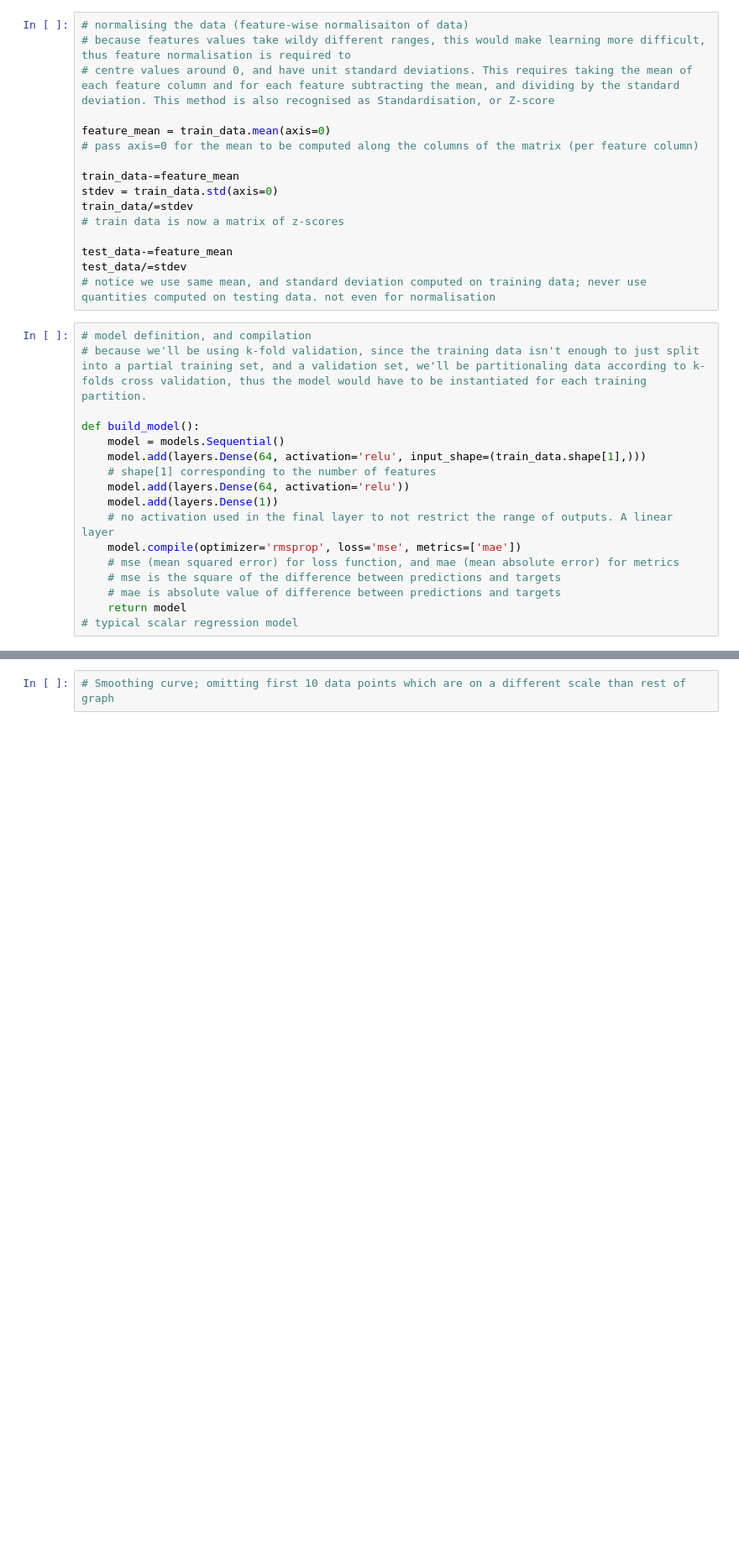
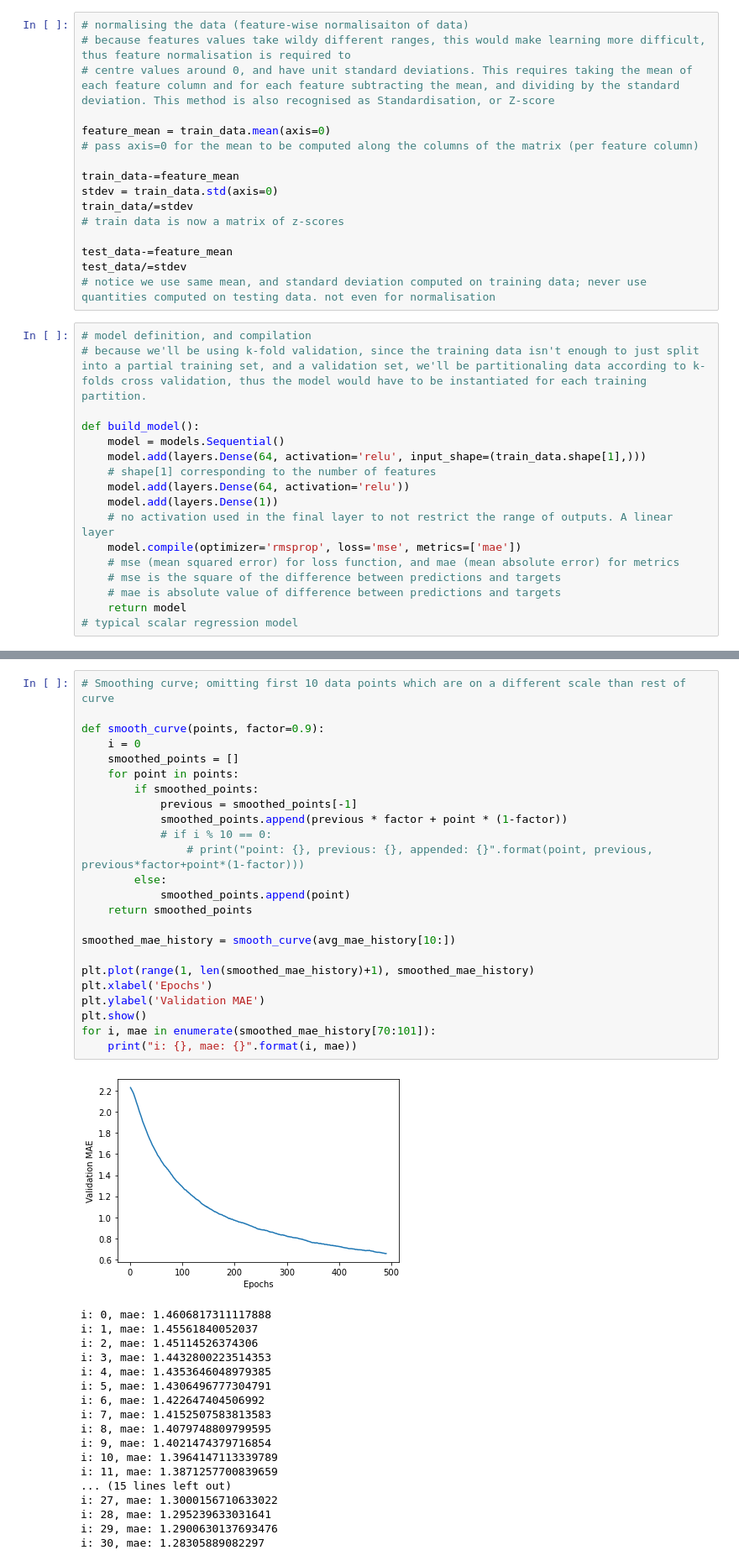
Before and after one commit to williamdarkocode/DL-ML, a Jupyter notebook: DeepLearning_ML_Fundamentals/Code/chollet_housing_dataset_example.ipynb, the cells around one changed output, grey strips where cells are left out. Shown: that part at 84% size. Saved outputs shown, nothing was run; the diff lists cells and outputs as text; blank space fills up the shorter version.

```diff
--- a/DeepLearning_ML_Fundamentals/Code/chollet_housing_dataset_example.ipynb
+++ b/DeepLearning_ML_Fundamentals/Code/chollet_housing_dataset_example.ipynb
@@ -104,2 +133,43 @@ plt.show()
-# %%
-# Smoothing curve; omitting first 10 data points which are on a different scale than rest of graph
+# %%
+# Smoothing curve; omitting first 10 data points which are on a different scale than rest of curve
+
+def smooth_curve(points, factor=0.9):
+    i = 0
+    smoothed_points = []
+    for point in points:
+        if smoothed_points:
+            previous = smoothed_points[-1]
+            smoothed_points.append(previous * factor + point * (1-factor))
+            # if i % 10 == 0:
+                # print("point: {}, previous: {}, appended: {}".format(point, previous, previous*factor+point*(1-factor)))
+        else:
+            smoothed_points.append(point)
+    return smoothed_points
+
+smoothed_mae_history = smooth_curve(avg_mae_history[10:])
+
+plt.plot(range(1, len(smoothed_mae_history)+1), smoothed_mae_history)
+plt.xlabel('Epochs')
+plt.ylabel('Validation MAE')
+plt.show()
+for i, mae in enumerate(smoothed_mae_history[70:101]):
+    print("i: {}, mae: {}".format(i, mae))
+# %% [output]
+[figure, added]
+i: 0, mae: 1.4606817311117888
+i: 1, mae: 1.45561840052037
+i: 2, mae: 1.45114526374306
+i: 3, mae: 1.4432800223514353
+i: 4, mae: 1.4353646048979385
+i: 5, mae: 1.4306496777304791
+i: 6, mae: 1.422647404506992
+i: 7, mae: 1.4152507583813583
+i: 8, mae: 1.4079748809799595
+i: 9, mae: 1.4021474379716854
+i: 10, mae: 1.3964147113339789
+i: 11, mae: 1.3871257700839659
+... (15 lines left out)
+i: 27, mae: 1.3000156710633022
+i: 28, mae: 1.295239633031641
+i: 29, mae: 1.2900630137693476
+i: 30, mae: 1.28305889082297
```
Also changed, not shown: parts of 4 cells of this notebook.
